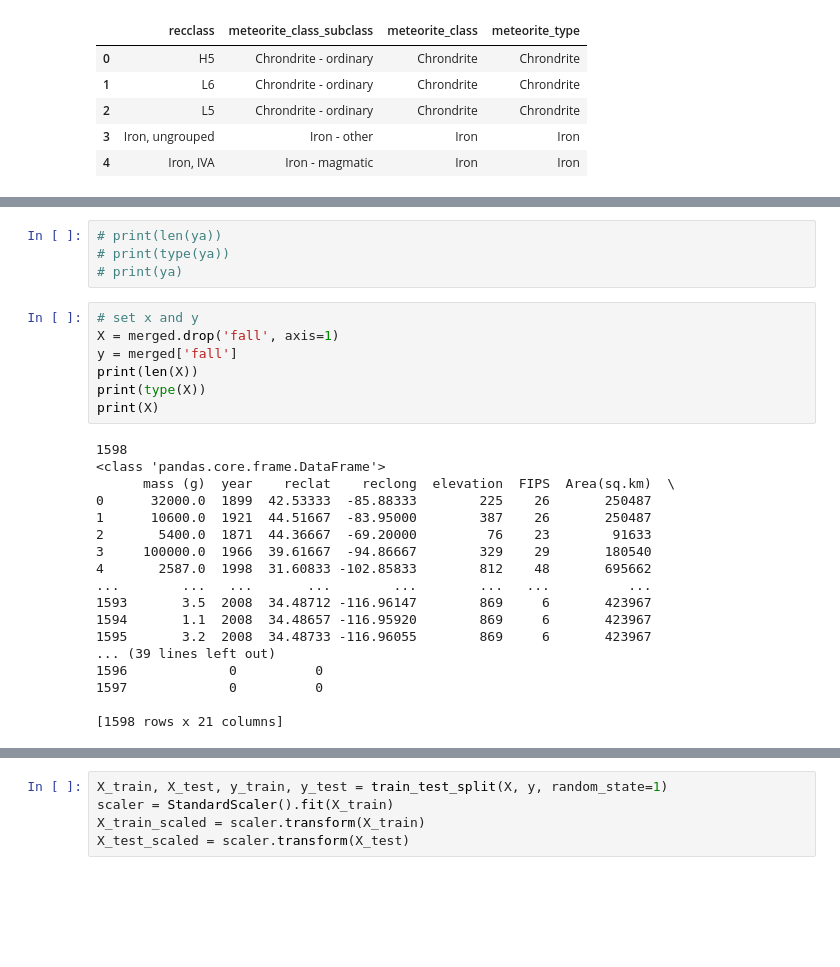
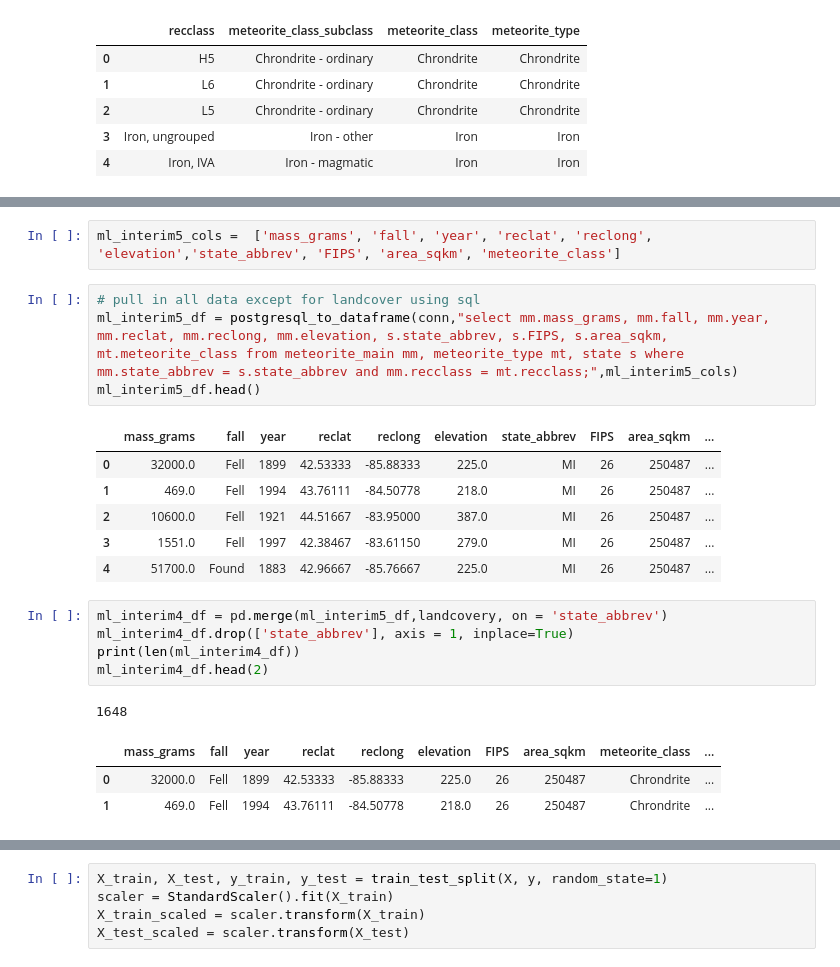
Before and after one commit to gwroth89/meteorite-ml-project, a Jupyter notebook: meteorite_ml_chris.ipynb, the cells around one changed output, grey strips where cells are left out. Drawn from its saved outputs; the diff is of its cells as text; blank space fills up the shorter version.

```diff
--- a/meteorite_ml_chris.ipynb
+++ b/meteorite_ml_chris.ipynb
@@ -852,29 +145,23 @@ for col in merged.columns:
-# %%
-# print(len(ya))
-# print(type(ya))
-# print(ya)
-# %%
-# set x and y
-X = merged.drop('fall', axis=1)
-y = merged['fall']
-print(len(X))
-print(type(X))
-print(X)
-# %% [output]
-1598
-<class 'pandas.core.frame.DataFrame'>
-      mass (g)  year    reclat    reclong  elevation  FIPS  Area(sq.km)  \
-0      32000.0  1899  42.53333  -85.88333        225    26       250487
-1      10600.0  1921  44.51667  -83.95000        387    26       250487
-2       5400.0  1871  44.36667  -69.20000         76    23        91633
-3     100000.0  1966  39.61667  -94.86667        329    29       180540
-4       2587.0  1998  31.60833 -102.85833        812    48       695662
-...        ...   ...       ...        ...        ...   ...          ...
-1593       3.5  2008  34.48712 -116.96147        869     6       423967
-1594       1.1  2008  34.48657 -116.95920        869     6       423967
-1595       3.2  2008  34.48733 -116.96055        869     6       423967
-... (39 lines left out)
-1596             0          0
-1597             0          0
-
-[1598 rows x 21 columns]
+# %%
+ml_interim5_cols =  ['mass_grams', 'fall', 'year', 'reclat', 'reclong', 'elevation','state_abbrev', 'FIPS', 'area_sqkm', 'meteorite_class']
+# %%
+# pull in all data except for landcover using sql
+ml_interim5_df = postgresql_to_dataframe(conn,"select mm.mass_grams, mm.fall, mm.year, mm.reclat, mm.reclong, mm.elevation, s.state_abbrev, s.FIPS, s.area_sqkm, mt.meteorite_class from meteorite_main mm, meteorite_type mt, state s where mm.state_abbrev = s.state_abbrev and mm.recclass = mt.recclass;",ml_interim5_cols)
+ml_interim5_df.head()
+# %% [output]
+|  | mass_grams | fall | year | reclat | reclong | elevation | state_abbrev | FIPS | area_sqkm | ... |
+| 0 | 32000.0 | Fell | 1899 | 42.53333 | -85.88333 | 225.0 | MI | 26 | 250487 | ... |
+| 1 | 469.0 | Fell | 1994 | 43.76111 | -84.50778 | 218.0 | MI | 26 | 250487 | ... |
+| 2 | 10600.0 | Fell | 1921 | 44.51667 | -83.95000 | 387.0 | MI | 26 | 250487 | ... |
+| 3 | 1551.0 | Fell | 1997 | 42.38467 | -83.61150 | 279.0 | MI | 26 | 250487 | ... |
+| 4 | 51700.0 | Found | 1883 | 42.96667 | -85.76667 | 225.0 | MI | 26 | 250487 | ... |
+# %%
+ml_interim4_df = pd.merge(ml_interim5_df,landcovery, on = 'state_abbrev')
+ml_interim4_df.drop(['state_abbrev'], axis = 1, inplace=True)
+print(len(ml_interim4_df))
+ml_interim4_df.head(2)
+# %% [output]
+1648
+|  | mass_grams | fall | year | reclat | reclong | elevation | FIPS | area_sqkm | meteorite_class | ... |
+| 0 | 32000.0 | Fell | 1899 | 42.53333 | -85.88333 | 225.0 | 26 | 250487 | Chrondrite | ... |
+| 1 | 469.0 | Fell | 1994 | 43.76111 | -84.50778 | 218.0 | 26 | 250487 | Chrondrite | ... |
```
Also changed, not shown: parts of 84 cells of this notebook, 4 other files.
